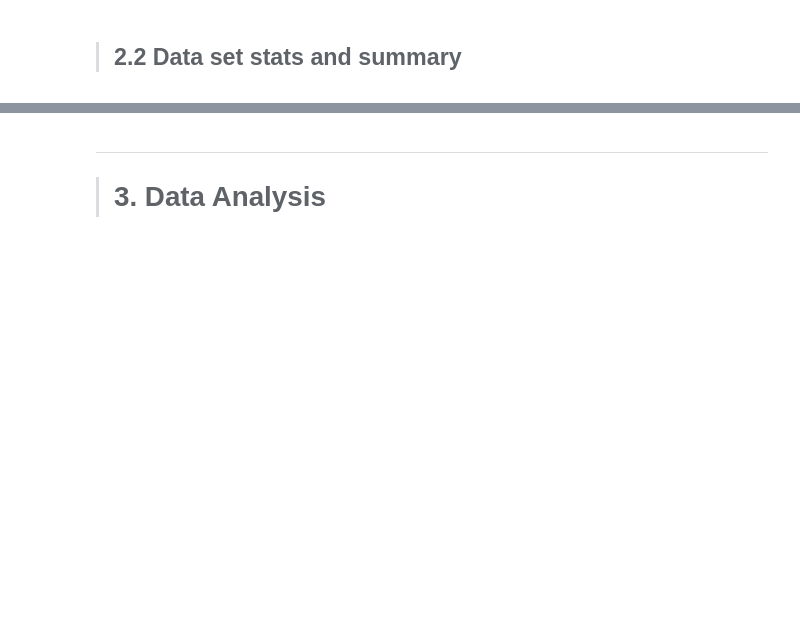
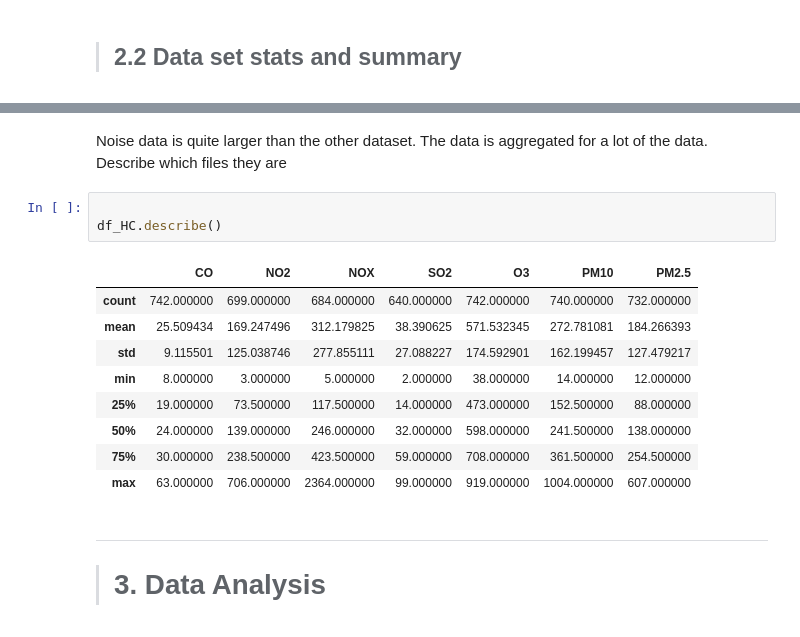
Before and after one commit to ZachoH/Copenhagen_city_data, a Jupyter notebook: Notebook_and_Data/Notebook.ipynb, the cells around one changed output, grey strips where cells are left out. Saved outputs shown, nothing was run; the diff lists cells and outputs as text; blank space fills up the shorter version.

```diff
--- a/Notebook_and_Data/Notebook.ipynb
+++ b/Notebook_and_Data/Notebook.ipynb
@@ -131,6 +153,23 @@ plt.savefig("summary_table.png", bbox_inches='tight', dpi=300)
 plt.show()
 # %% [output]
 [figure]
+# %% [markdown]
+Noise data is quite larger than the other dataset.
+The data is aggregated for a lot of the data.
+Describe which files they are
+# %%
+
+df_HC.describe()
+# %% [output]
+|  | CO | NO2 | NOX | SO2 | O3 | PM10 | PM2.5 |
+| count | 742.000000 | 699.000000 | 684.000000 | 640.000000 | 742.000000 | 740.000000 | 732.000000 |
+| mean | 25.509434 | 169.247496 | 312.179825 | 38.390625 | 571.532345 | 272.781081 | 184.266393 |
+| std | 9.115501 | 125.038746 | 277.855111 | 27.088227 | 174.592901 | 162.199457 | 127.479217 |
+| min | 8.000000 | 3.000000 | 5.000000 | 2.000000 | 38.000000 | 14.000000 | 12.000000 |
+| 25% | 19.000000 | 73.500000 | 117.500000 | 14.000000 | 473.000000 | 152.500000 | 88.000000 |
+| 50% | 24.000000 | 139.000000 | 246.000000 | 32.000000 | 598.000000 | 241.500000 | 138.000000 |
+| 75% | 30.000000 | 238.500000 | 423.500000 | 59.000000 | 708.000000 | 361.500000 | 254.500000 |
+| max | 63.000000 | 706.000000 | 2364.000000 | 99.000000 | 919.000000 | 1004.000000 | 607.000000 |
 # %% [markdown]
 ___
 > # **3. Data Analysis**
```
Also changed, not shown: parts of 17 cells of this notebook.
